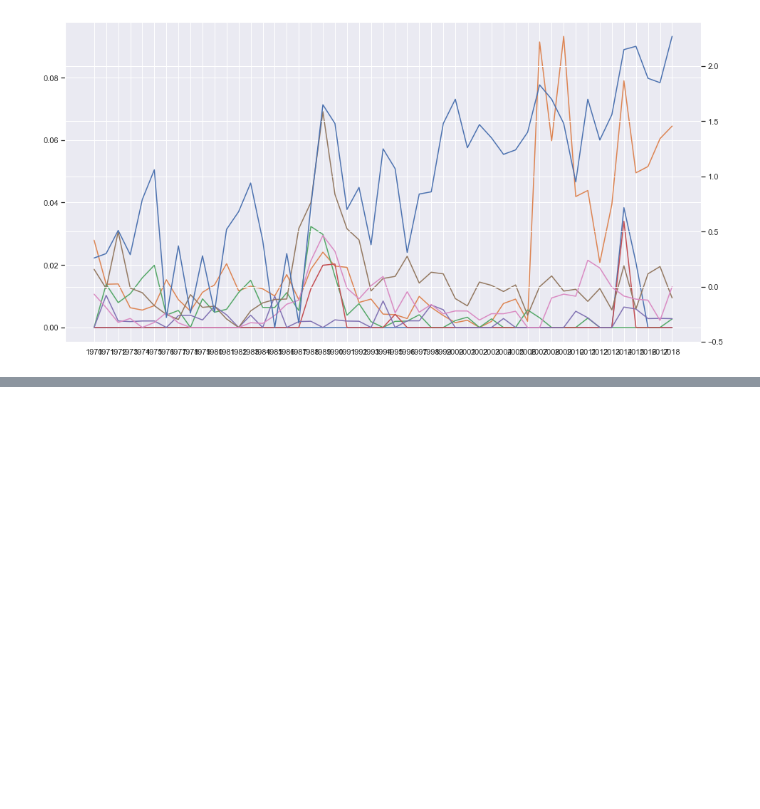
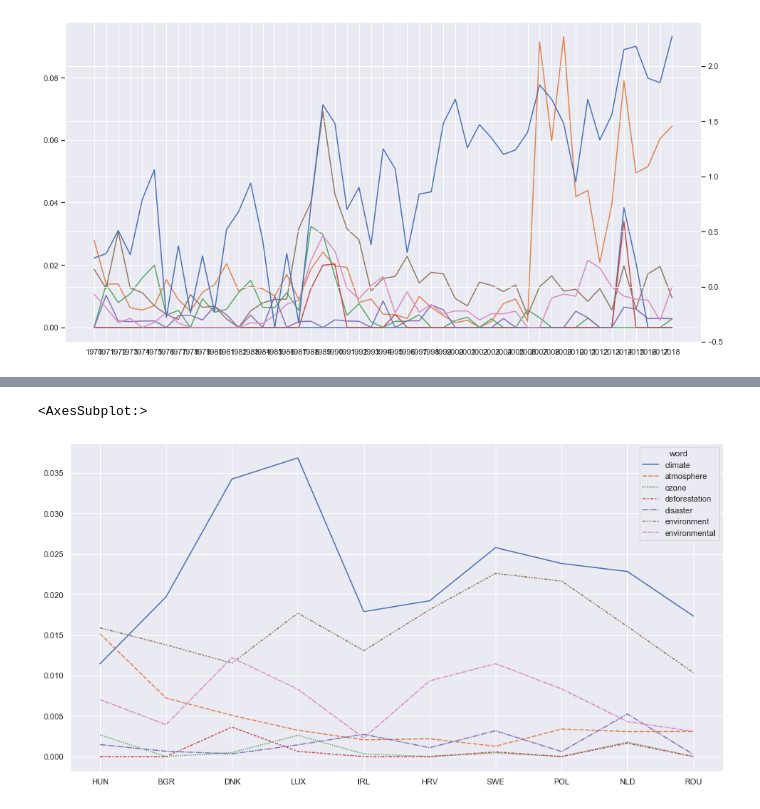
Before and after one commit to agnivchtj/UN-Debate-Corpus, a Jupyter notebook: UN Debates, World Happiness and International Trade.ipynb, the cells around one changed output, grey strips where cells are left out. Cells and saved outputs as stored; diff of their text form; code cells hidden in the pictures; blank space fills up the shorter version.

```diff
--- a/UN Debates, World Happiness and International Trade.ipynb
+++ b/UN Debates, World Happiness and International Trade.ipynb
@@ -682,0 +564,9 @@ Variance score - Test: -9167.99
+# %%
+threshold = 0.006
+filtered_freq_df_countries = freq_df_countries.loc[(freq_df_countries.sum(axis=1) >= threshold)]
+
+sns.set(rc={'figure.figsize': (16,8.27)})
+sns.lineplot(data=filtered_freq_df_countries.T)
+# %% [output]
+<AxesSubplot:>
+[figure, added]
```
Also changed, not shown: parts of 44 cells of this notebook, 5 other files.
